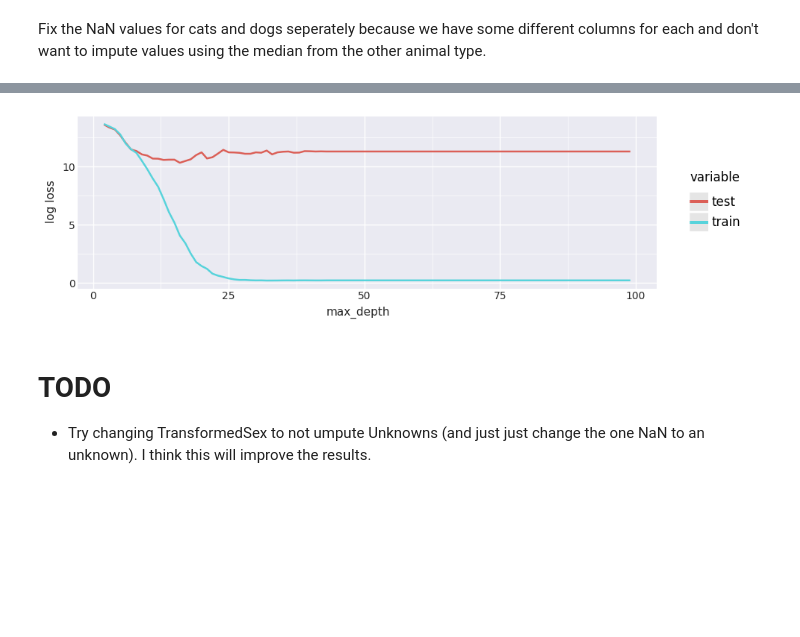
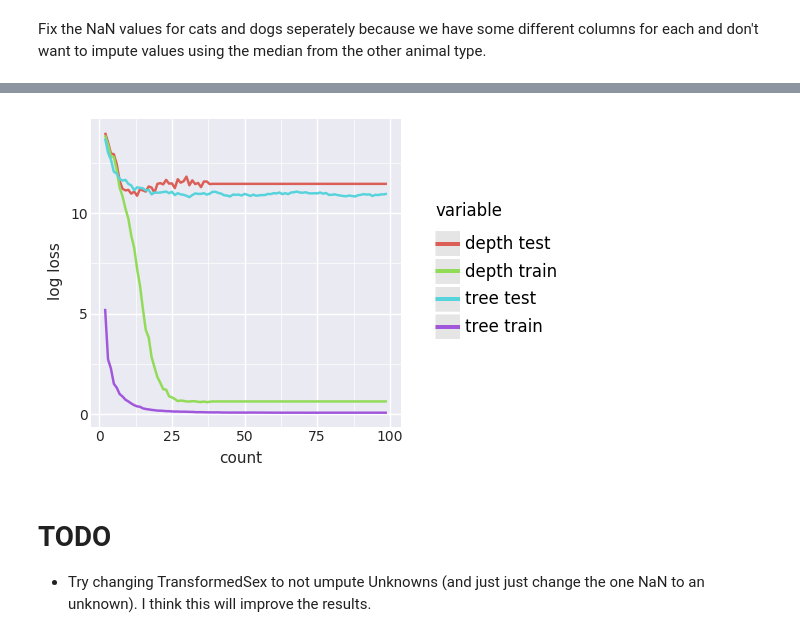
Before and after one commit to mspinelli/animal_shelter, a Jupyter notebook: RandomForest.ipynb, the cells around one changed output, grey strips where cells are left out. Saved outputs shown, nothing was run; the diff lists cells and outputs as text; code cells hidden in the pictures; blank space fills up the shorter version.

```diff
--- a/RandomForest.ipynb
+++ b/RandomForest.ipynb
@@ -99,11 +52,11 @@ dtype: bool
 # %%
-def run_skf(data, n_splits=10):
+def run_skf(data, n_splits):
     skf = StratifiedKFold(n_splits, random_state=8, shuffle=True)
     t = data.OutcomeType
     train, test = [], []
     for train_index, validate_index in skf.split(np.zeros(len(t)), t):
-        train.append(data.loc[train_index])
-        test.append(data.loc[validate_index])
+        train.append(data.iloc[train_index])
+        test.append(data.iloc[validate_index])
     return train, test
 # %%
 def visualize_folds(data, train, test):
@@ -157,0 +83,6 @@ Test samples per fold:
+# %%
+data, validate = train_test_split(animals, test_size=1./(n_splits+1), random_state=8)
+print 'Number of samples before splitting: {}'.format(len(animals))
+print 'Number of validation samples: {}'.format(len(validate))
+train, test = run_skf(data, n_splits=n_splits)
+visualize_folds(data, train, test)
@@ -247,13 +202,12 @@ avg_log_loss_train = 0
 avg_log_loss_test = 0
 
 for i in range(n_splits):
-    (pred_train, pred_test,
+    (clf, pred_train, pred_test,
      log_loss_train, log_loss_test,
      avg_log_loss_test,
-     avg_log_loss_train) = run_forest_run(25, 15, avg_log_loss_train, avg_log_loss_test,
+     avg_log_loss_train) = run_forest_run(50, 12, avg_log_loss_train, avg_log_loss_test,
                                           test, train, target_names, i)
-    plot_results(log_loss_train, log_loss_test, test, train, pred_test, target_names, i)
-    break
+    plot_results(clf, log_loss_train, log_loss_test, test, train, pred_test, target_names, i)
 
 avg_log_loss_train /= n_splits
 avg_log_loss_test /= n_splits
@@ -296,29 +270,36 @@ Return_to_owner       0.54      0.49      0.51       599
 # %%
 from multiprocessing import Pool
 
 def iteration(i):
     try:
-        (pred_train, pred_test,
-         log_loss_train, log_loss_test,
-         _, _) = run_forest_run(20, i, avg_log_loss_train, avg_log_loss_test,
-                                test, train, target_names, 0)
-        return (i, log_loss_train, log_loss_test)
+        (_, pred_train, pred_test,
+         log_loss_train_depth, log_loss_test_depth,
+         _, _) = run_forest_run(10, i, 0, 0, test, train, target_names, 0)
+
+        (_, pred_train, pred_test,
+         log_loss_train_tree, log_loss_test_tree,
+         _, _) = run_forest_run(i, None, 0, 0, test, train, target_names, 0)
+        return (i, log_loss_train_tree, log_loss_test_tree, log_loss_train_depth, log_loss_test_depth)
     except:
         import traceback
         traceback.print_exc()
 
 range_ = range(2, 100)
-p = Pool(processes=20)
+p = Pool(processes=8)
 result = p.map(iteration, range_)
 
-ln_loss = pd.DataFrame(result, columns=['max_depth', 'train', 'test'])
-ln_loss = pd.melt(ln_loss, id_vars=['max_depth'], value_vars=['train', 'test'])
+p.close()
+p.join()
 
-(ggplot(ln_loss, aes(x='max_depth', y='value', color='variable'))
+columns = ['count', 'tree train', 'tree test', 'depth train', 'depth test']
+ln_loss = pd.DataFrame(result, columns=columns)
+ln_loss = pd.melt(ln_loss, id_vars=['count'], value_vars=columns[1:])
+
+(ggplot(ln_loss, aes(x='count', y='value', color='variable'))
  + geom_line(size=1)
  + theme_seaborn()
  + theme(panel_grid_minor = element_line(size=0.5))
  + ylab('log loss')
-).draw().set_size_inches(10, 3)
+).draw().set_size_inches(4, 4)
 # %% [output]
-[figure, old version]
+[figure, new version]
```
Also changed, not shown: parts of 14 cells of this notebook.
